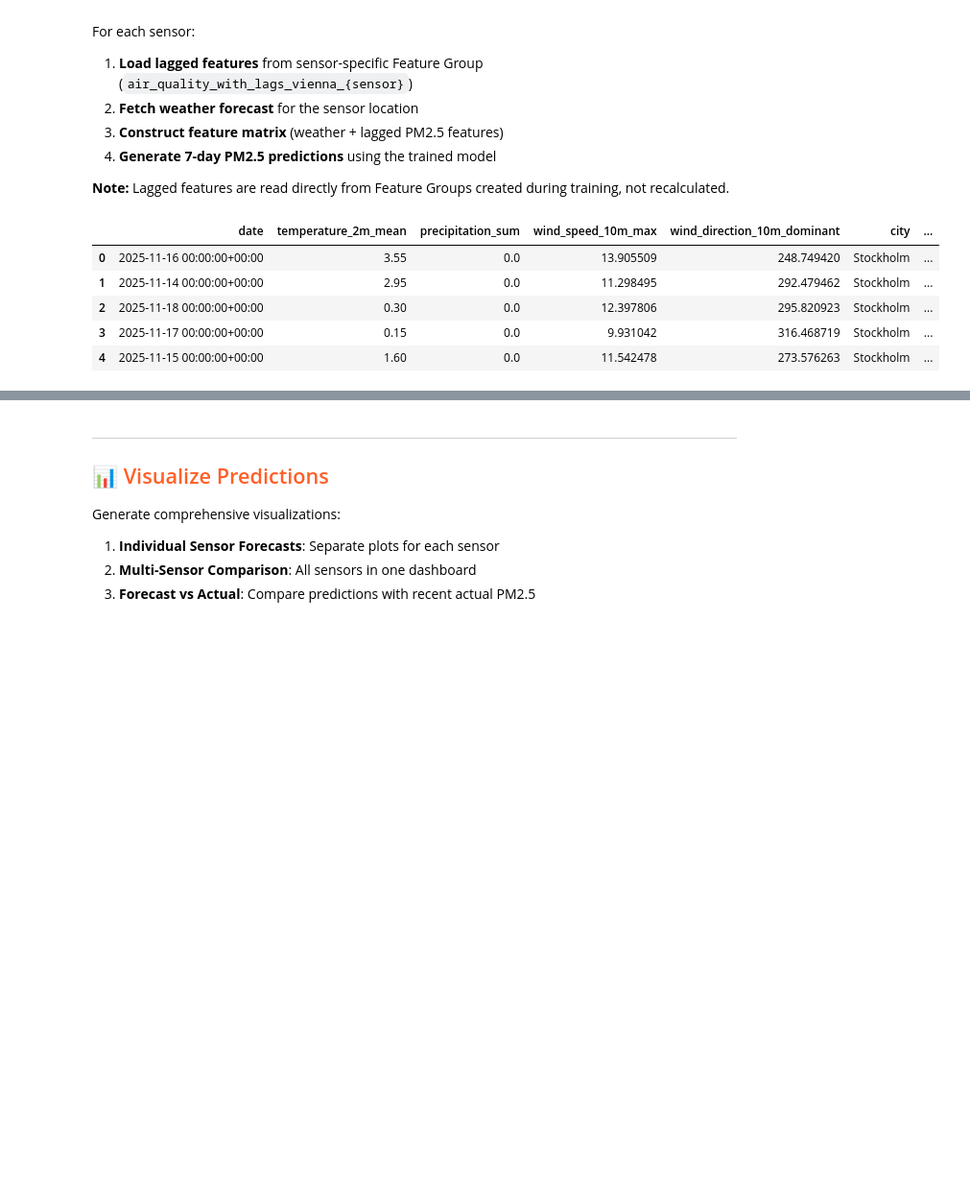
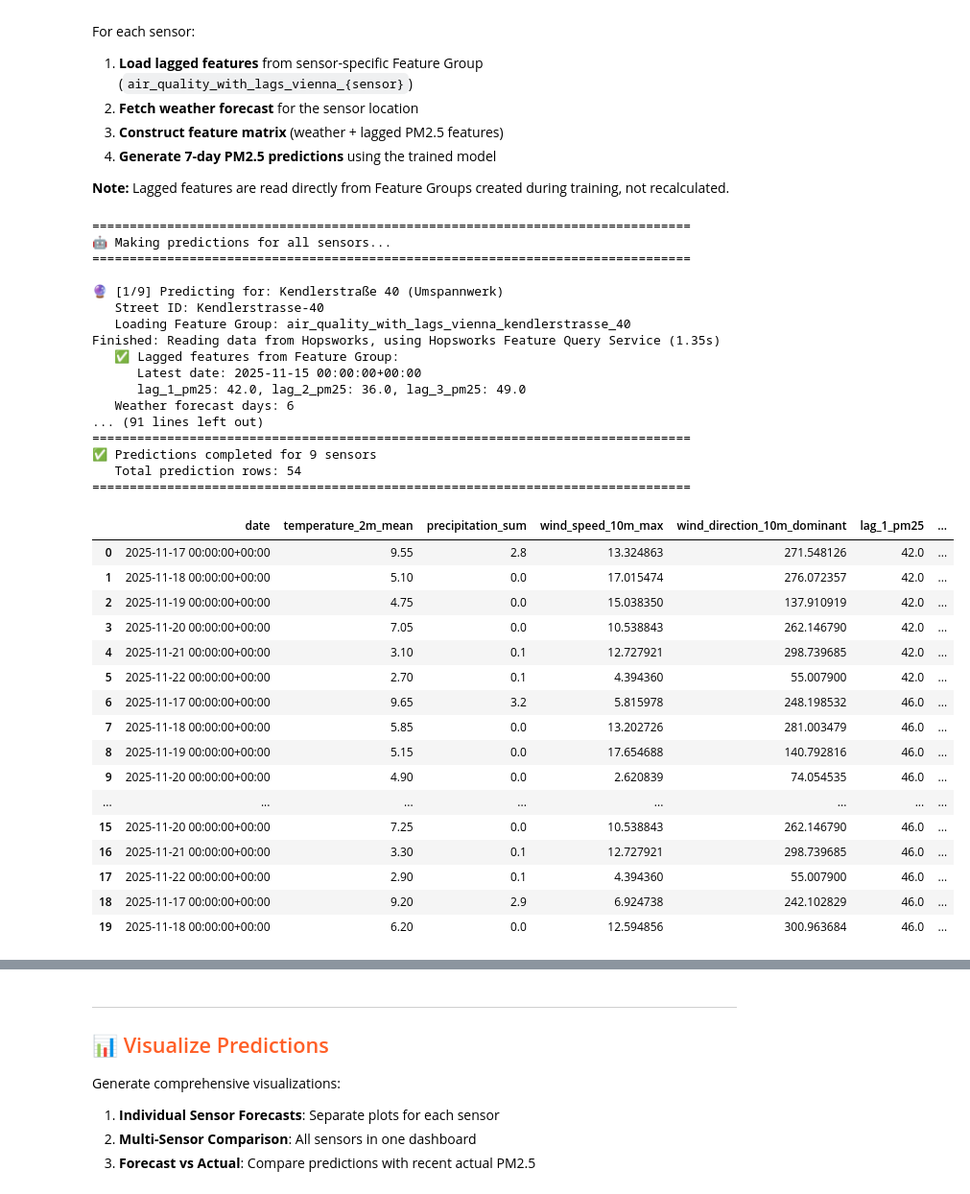
Before and after one commit to Jiananliu12138/Air_Quality_Prediction, a Jupyter notebook: notebooks/airquality/4_vienna_multi_sensor_inference.ipynb, the cells around one changed output, grey strips where cells are left out. Shown: that part at 96% size. Cells and saved outputs as stored; diff of their text form; code cells hidden in the pictures; blank space fills up the shorter version.

Commit message:
updated version

```diff
--- a/notebooks/airquality/4_vienna_multi_sensor_inference.ipynb
+++ b/notebooks/airquality/4_vienna_multi_sensor_inference.ipynb
@@ -79,7 +79,10 @@ import time
 import warnings
 warnings.filterwarnings("ignore")
 # %%
-today = datetime.datetime.now() - datetime.timedelta(0)
+# normalize to UTC midnight
+today_utc = pd.Timestamp.now(tz='UTC').normalize()
+today = today_utc.to_pydatetime()
 tomorrow = today + datetime.timedelta(days = 1)
+today= today - datetime.timedelta(days = 1)
 today
 # %% [output]
@@ -158,10 +163,13 @@ for i, sensor in enumerate(active_sensors, 1):
     print(f"   Model name: {model_name}")
 
     try:
+        model_version = 2
+        if i == 4:
+            model_version = 3
         # Retrieve model from Model Registry
         retrieved_model = mr.get_model(
             name=model_name,
-            version=1,
+            version=model_version,
         )
 
         # Get associated Feature View
@@ -362,47 +426,75 @@ for i, (sensor_street, model_data) in enumerate(sensor_models.items(), 1):
         features_df = pd.DataFrame(features_list)
 
         # STEP 4: Make predictions
-        X_inference = features_df[['temperature_2m_mean', 'precipitation_sum', 'wind_speed_10m_max',
-                                     'wind_direction_10m_dominant', 'lag_1_pm25', 'lag_2_pm25', 'lag_3_pm25']]
+        X_inference = features_df[['lag_1_pm25', 'lag_2_pm25', 'lag_3_pm25', 'temperature_2m_mean', 'precipitation_sum', 'wind_speed_10m_max',
+                                     'wind_direction_10m_dominant']]
 
         predictions = model.predict(X_inference)
 
         # Add predictions to dataframe
         features_df['predicted_pm25'] = predictions
         features_df['sensor_name'] = sensor_name
         features_df['street'] = sensor_street
         features_df['city'] = city
         features_df['country'] = country
 
         all_predictions.append(features_df)
 
         print(f"   ✅ Predictions generated: {len(predictions)} days")
         print(f"   Predicted PM2.5 range: {predictions.min():.1f} - {predictions.max():.1f}")
 
     except Exception as e:
         print(f"   ❌ Error making predictions: {str(e)}")
         import traceback
         traceback.print_exc()
         continue
 
 # Combine all predictions
 if len(all_predictions) > 0:
     predictions_df = pd.concat(all_predictions, ignore_index=True)
     print(f"\n{'='*80}")
     print(f"✅ Predictions completed for {len(all_predictions)} sensors")
     print(f"   Total prediction rows: {len(predictions_df)}")
     print(f"{'='*80}")
 else:
     print("\n❌ No predictions generated")
 
 predictions_df.head(20)
 # %% [output]
+================================================================================
+🤖 Making predictions for all sensors...
+================================================================================
+
+🔮 [1/9] Predicting for: Kendlerstraße 40 (Umspannwerk)
+   Street ID: Kendlerstrasse-40
+   Loading Feature Group: air_quality_with_lags_vienna_kendlerstrasse_40
+Finished: Reading data from Hopsworks, using Hopsworks Feature Query Service (1.35s)
+   ✅ Lagged features from Feature Group:
+      Latest date: 2025-11-15 00:00:00+00:00
+      lag_1_pm25: 42.0, lag_2_pm25: 36.0, lag_3_pm25: 49.0
+   Weather forecast days: 6
+... (91 lines left out)
+================================================================================
+✅ Predictions completed for 9 sensors
+   Total prediction rows: 54
+================================================================================
-|  | date | temperature_2m_mean | precipitation_sum | wind_speed_10m_max | wind_direction_10m_dominant | city | ... |
-| 0 | 2025-11-16 00:00:00+00:00 | 3.55 | 0.0 | 13.905509 | 248.749420 | Stockholm | ... |
-| 1 | 2025-11-14 00:00:00+00:00 | 2.95 | 0.0 | 11.298495 | 292.479462 | Stockholm | ... |
-| 2 | 2025-11-18 00:00:00+00:00 | 0.30 | 0.0 | 12.397806 | 295.820923 | Stockholm | ... |
-| 3 | 2025-11-17 00:00:00+00:00 | 0.15 | 0.0 | 9.931042 | 316.468719 | Stockholm | ... |
-| 4 | 2025-11-15 00:00:00+00:00 | 1.60 | 0.0 | 11.542478 | 273.576263 | Stockholm | ... |
+|  | date | temperature_2m_mean | precipitation_sum | wind_speed_10m_max | wind_direction_10m_dominant | lag_1_pm25 | ... |
+| 0 | 2025-11-17 00:00:00+00:00 | 9.55 | 2.8 | 13.324863 | 271.548126 | 42.0 | ... |
+| 1 | 2025-11-18 00:00:00+00:00 | 5.10 | 0.0 | 17.015474 | 276.072357 | 42.0 | ... |
+| 2 | 2025-11-19 00:00:00+00:00 | 4.75 | 0.0 | 15.038350 | 137.910919 | 42.0 | ... |
+| 3 | 2025-11-20 00:00:00+00:00 | 7.05 | 0.0 | 10.538843 | 262.146790 | 42.0 | ... |
+| 4 | 2025-11-21 00:00:00+00:00 | 3.10 | 0.1 | 12.727921 | 298.739685 | 42.0 | ... |
+| 5 | 2025-11-22 00:00:00+00:00 | 2.70 | 0.1 | 4.394360 | 55.007900 | 42.0 | ... |
+| 6 | 2025-11-17 00:00:00+00:00 | 9.65 | 3.2 | 5.815978 | 248.198532 | 46.0 | ... |
+| 7 | 2025-11-18 00:00:00+00:00 | 5.85 | 0.0 | 13.202726 | 281.003479 | 46.0 | ... |
+| 8 | 2025-11-19 00:00:00+00:00 | 5.15 | 0.0 | 17.654688 | 140.792816 | 46.0 | ... |
+| 9 | 2025-11-20 00:00:00+00:00 | 4.90 | 0.0 | 2.620839 | 74.054535 | 46.0 | ... |
+| ... | ... | ... | ... | ... | ... | ... | ... |
+| 15 | 2025-11-20 00:00:00+00:00 | 7.25 | 0.0 | 10.538843 | 262.146790 | 46.0 | ... |
+| 16 | 2025-11-21 00:00:00+00:00 | 3.30 | 0.1 | 12.727921 | 298.739685 | 46.0 | ... |
+| 17 | 2025-11-22 00:00:00+00:00 | 2.90 | 0.1 | 4.394360 | 55.007900 | 46.0 | ... |
+| 18 | 2025-11-17 00:00:00+00:00 | 9.20 | 2.9 | 6.924738 | 242.102829 | 46.0 | ... |
+| 19 | 2025-11-18 00:00:00+00:00 | 6.20 | 0.0 | 12.594856 | 300.963684 | 46.0 | ... |
 # %%
 # Summary of predictions by sensor
 print("📊 Predictions Summary by Sensor:")
```
Also changed, not shown: parts of 17 cells of this notebook, 1 other file.
